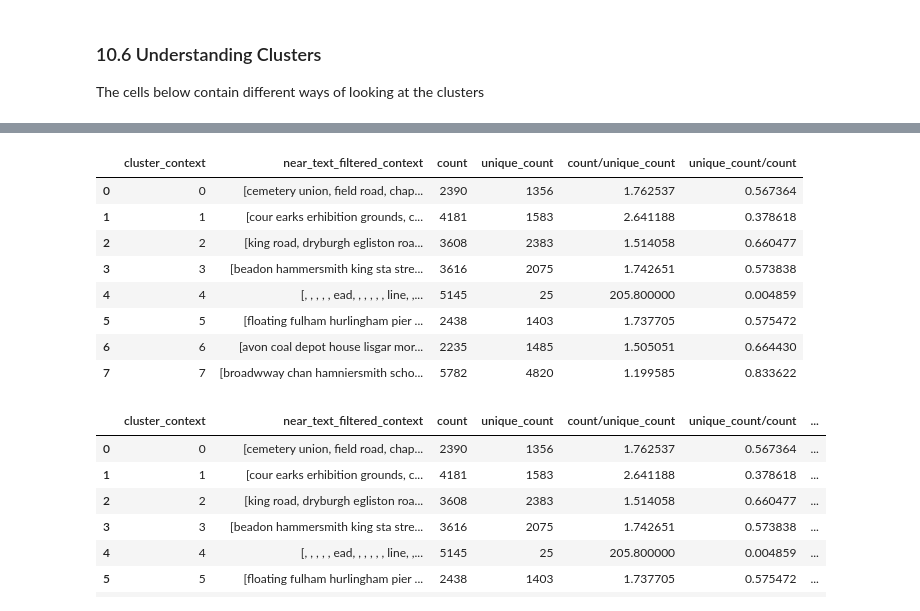
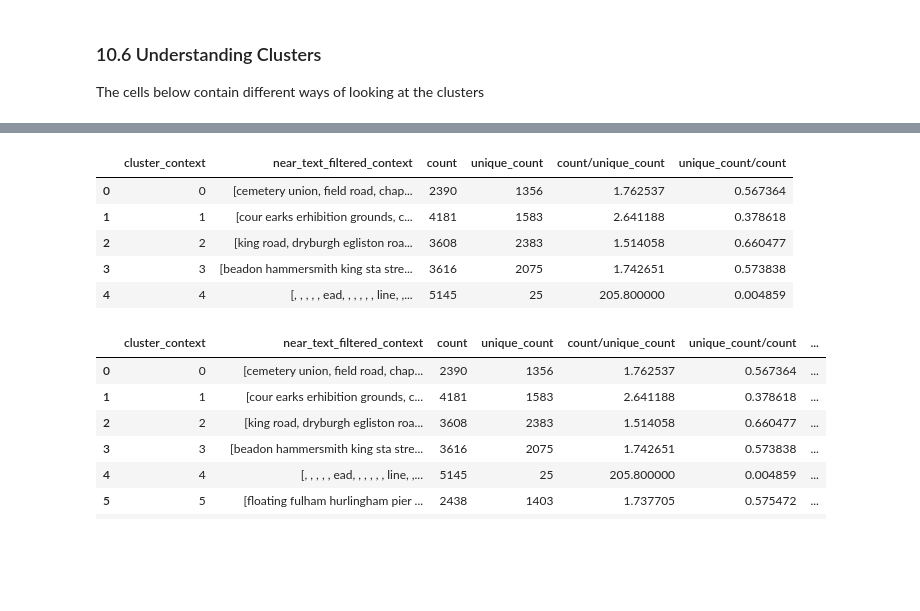
Before and after one commit to maps-as-data/imago-mundi-forum-2024, a Jupyter notebook: imago_mundi_railspace_2024_data_polygons.ipynb, the cells around one changed output, grey strips where cells are left out. Cells and saved outputs as stored; diff of their text form; code cells hidden in the pictures; blank space fills up the shorter version.

```diff
--- a/imago_mundi_railspace_2024_data_polygons.ipynb
+++ b/imago_mundi_railspace_2024_data_polygons.ipynb
@@ -237 +432,3 @@ patch_labels_red["near_text_context"] = near_text_context
+# %%
+railspace_patches["near_text_context"] = near_text_context
 # %%
@@ -294,8 +490,8 @@ sorted_kmeans_context.head()
 # %%
 best_kmeans_context = sorted_kmeans_context.iloc[0]["kmeans"]
 # %%
-# add labels to the patch_labels_red dataframe
+# add labels to the railspace_patches dataframe
 
-patch_labels_red['cluster_context'] = best_kmeans_context.labels_
-patch_labels_red['near_text_filtered_context'] = near_text_filtered_context
+railspace_patches['cluster_context'] = best_kmeans_context.labels_
+railspace_patches['near_text_filtered_context'] = near_text_filtered_context
 # %%
@@ -320,14 +515,12 @@ patch_labels_red.explore(column='cluster_context', tiles=tiles, categorical=True
 # %%
 import folium
 
-x, y = [i[0] for i in patch_labels_red.to_crs("EPSG:4326").unary_union.centroid.xy] # get bounds of the map
+x, y = [i[0] for i in railspace_patches.to_crs("EPSG:4326").unary_union.centroid.xy] # get bounds of the map
 
-maps_context = []
-for cluster in patch_labels_red["cluster_context"].unique():
+# save each cluster to a separate html file
+for cluster in railspace_patches["cluster_context"].unique():
 	m = folium.Map(location=[y, x], zoom_start=9, tiles=tiles)
-	patch_labels_red[patch_labels_red["cluster_context"] == cluster].explore(color="red", marker_kwargs={"radius":1}, style_kwargs={"weight":1, "fill": "False"}, m=m)
+	railspace_patches[railspace_patches["cluster_context"] == cluster].explore(color="red", marker_kwargs={"radius":1}, style_kwargs={"weight":1, "fill": "False"}, m=m)
 
 	m.save(f"text_cluster_{cluster}_context.html")
-
-	maps_context.append(m)
 # %%
@@ -349,9 +544,10 @@ for cluster in patch_labels_red["cluster_context"].unique():
 
 The cells below contain different ways of looking at the clusters
 # %%
-#get labels for each cluster in predictions_red
-cluster_labels_context = patch_labels_red.groupby('cluster_context')['near_text_filtered_context'].apply(list).reset_index()
-cluster_labels_context
+# get labels for each cluster in predictions_red
+
+cluster_labels_context = railspace_patches.groupby('cluster_context')['near_text_filtered_context'].apply(list).reset_index()
+cluster_labels_context.head()
 # %% [output]
 |  | cluster_context | near_text_filtered_context |
 | 0 | 0 | [cemetery union, field road, chap... |
@@ -393,15 +566,13 @@ cluster_labels_context
 # %%
 cluster_labels_context["count/unique_count"] = cluster_labels_context["count"]/cluster_labels_context["unique_count"]
 cluster_labels_context["unique_count/count"] = cluster_labels_context["unique_count"]/cluster_labels_context["count"]
-cluster_labels_context
+
+cluster_labels_context.head()
 # %% [output]
 |  | cluster_context | near_text_filtered_context | count | unique_count | count/unique_count | unique_count/count |
 | 0 | 0 | [cemetery union, field road, chap... | 2390 | 1356 | 1.762537 | 0.567364 |
 | 1 | 1 | [cour earks erhibition grounds, c... | 4181 | 1583 | 2.641188 | 0.378618 |
 | 2 | 2 | [king road, dryburgh egliston roa... | 3608 | 2383 | 1.514058 | 0.660477 |
 | 3 | 3 | [beadon hammersmith king sta stre... | 3616 | 2075 | 1.742651 | 0.573838 |
 | 4 | 4 | [, , , , , ead, , , , , , line, ,... | 5145 | 25 | 205.800000 | 0.004859 |
-| 5 | 5 | [floating fulham hurlingham pier ... | 2438 | 1403 | 1.737705 | 0.575472 |
-| 6 | 6 | [avon coal depot house lisgar mor... | 2235 | 1485 | 1.505051 | 0.664430 |
-| 7 | 7 | [broadwway chan hamniersmith scho... | 5782 | 4820 | 1.199585 | 0.833622 |
 # %%
```
Also changed, not shown: parts of 72 cells of this notebook.
